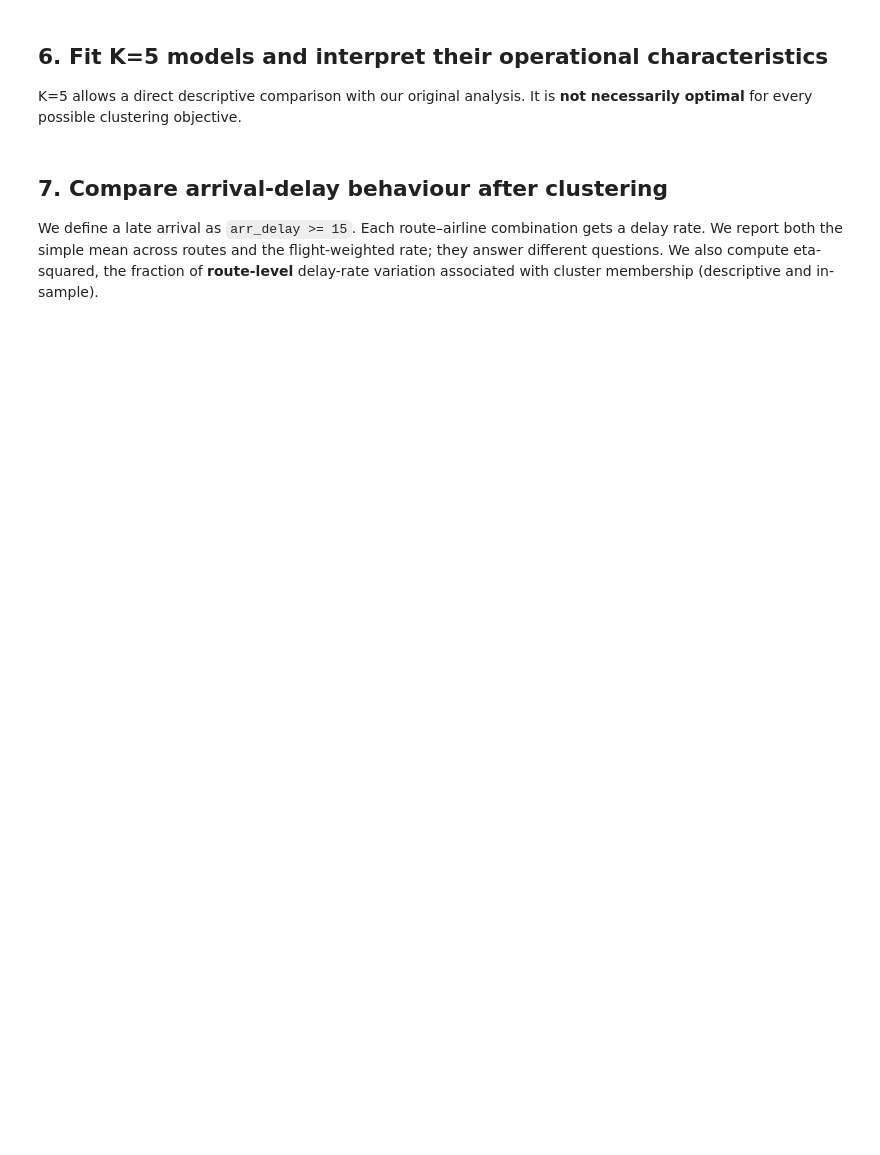
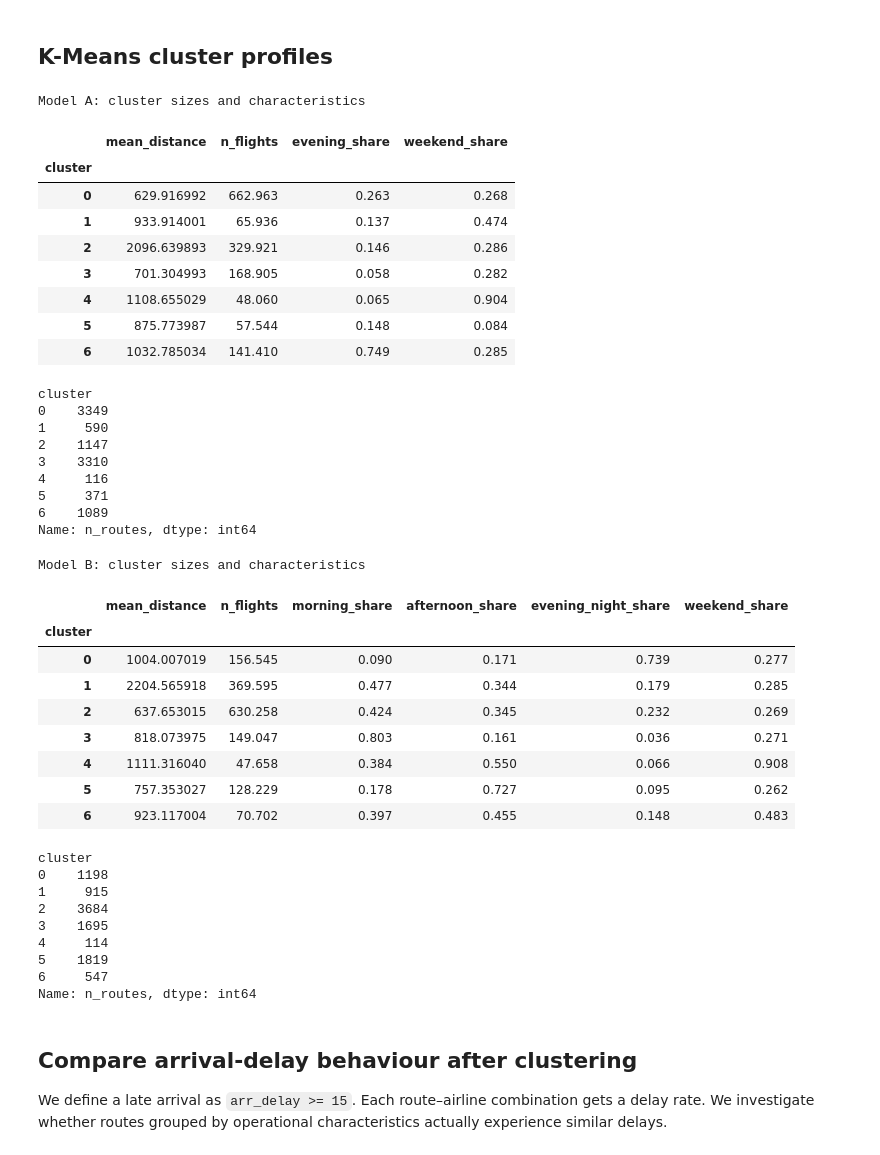
Before and after one commit to Smaash7/ComputationalToolsForDS, a Jupyter notebook: notebooks/02_route_clustering_Approach_A.ipynb, the cells around one changed output. Cells and saved outputs as stored; diff of their text form; code cells hidden in the pictures; blank space fills up the shorter version.

```diff
--- a/notebooks/02_route_clustering_Approach_A.ipynb
+++ b/notebooks/02_route_clustering_Approach_A.ipynb
@@ -141,26 +230,82 @@ display(evaluation_b.round(3))
 # %% [markdown]
-## 6. Fit K=5 models and interpret their operational characteristics
-
-K=5 allows a direct descriptive comparison with our original analysis. It is **not necessarily optimal** for every possible clustering objective.
+## K-Means cluster profiles
 # %%
 model_a = KMeans(n_clusters=N_CLUSTERS, random_state=RANDOM_SEED, n_init=10)
 model_b = KMeans(n_clusters=N_CLUSTERS, random_state=RANDOM_SEED, n_init=10)
 
 route_a = route_data.copy()
 route_b = route_data.copy()
+
 route_a["cluster"] = model_a.fit_predict(X_a)
 route_b["cluster"] = model_b.fit_predict(X_b)
 
 print("Model A: cluster sizes and characteristics")
-display(route_a.groupby("cluster")[FEATURES_A].agg({"mean_distance":"mean", "n_flights":"mean", "evening_share":"mean", "weekend_share":"mean"}).round(3))
-display(route_a["cluster"].value_counts().sort_index().rename("n_routes"))
+
+display(
+    route_a.groupby("cluster")[
+        ["mean_distance", "n_flights", "evening_share", "weekend_share"]
+    ].mean().round(3)
+)
+
+display(
+    route_a["cluster"].value_counts().sort_index().rename("n_routes")
+)
+
 print("Model B: cluster sizes and characteristics")
-display(route_b.groupby("cluster")[["mean_distance", "n_flights", "morning_share", "afternoon_share", "evening_night_share", "weekend_share"]].mean().round(3))
-display(route_b["cluster"].value_counts().sort_index().rename("n_routes"))
+
+display(
+    route_b.groupby("cluster")[
+        ["mean_distance", "n_flights", "morning_share",
+         "afternoon_share", "evening_night_share", "weekend_share"]
+    ].mean().round(3)
+)
+
+display(
+    route_b["cluster"].value_counts().sort_index().rename("n_routes")
+)
+# %% [output]
+Model A: cluster sizes and characteristics
+|  | mean_distance | n_flights | evening_share | weekend_share |
+| cluster |  |  |  |  |
+| 0 | 629.916992 | 662.963 | 0.263 | 0.268 |
+| 1 | 933.914001 | 65.936 | 0.137 | 0.474 |
+| 2 | 2096.639893 | 329.921 | 0.146 | 0.286 |
+| 3 | 701.304993 | 168.905 | 0.058 | 0.282 |
+| 4 | 1108.655029 | 48.060 | 0.065 | 0.904 |
+| 5 | 875.773987 | 57.544 | 0.148 | 0.084 |
+| 6 | 1032.785034 | 141.410 | 0.749 | 0.285 |
+cluster
+0    3349
+1     590
+2    1147
+3    3310
+4     116
+5     371
+6    1089
+Name: n_routes, dtype: int64
+Model B: cluster sizes and characteristics
+|  | mean_distance | n_flights | morning_share | afternoon_share | evening_night_share | weekend_share |
+| cluster |  |  |  |  |  |  |
+| 0 | 1004.007019 | 156.545 | 0.090 | 0.171 | 0.739 | 0.277 |
+| 1 | 2204.565918 | 369.595 | 0.477 | 0.344 | 0.179 | 0.285 |
+| 2 | 637.653015 | 630.258 | 0.424 | 0.345 | 0.232 | 0.269 |
+| 3 | 818.073975 | 149.047 | 0.803 | 0.161 | 0.036 | 0.271 |
+| 4 | 1111.316040 | 47.658 | 0.384 | 0.550 | 0.066 | 0.908 |
+| 5 | 757.353027 | 128.229 | 0.178 | 0.727 | 0.095 | 0.262 |
+| 6 | 923.117004 | 70.702 | 0.397 | 0.455 | 0.148 | 0.483 |
+cluster
+0    1198
+1     915
+2    3684
+3    1695
+4     114
+5    1819
+6     547
+Name: n_routes, dtype: int64
 # %% [markdown]
-## 7. Compare arrival-delay behaviour **after** clustering
+## Compare arrival-delay behaviour **after** clustering
 
-We define a late arrival as `arr_delay >= 15`. Each route–airline combination gets a delay rate. We report both the simple mean across routes and the flight-weighted rate; they answer different questions. We also compute eta-squared, the fraction of **route-level** delay-rate variation associated with cluster membership (descriptive and in-sample).
+We define a late arrival as `arr_delay >= 15`. Each route–airline combination gets a delay rate. We investigate whether routes grouped by operational characteristics actually experience similar delays.
 # %%
 delay_stats = (
     flights.groupby(KEYS, observed=True)
```
Also changed, not shown: parts of 46 cells of this notebook, 23 other files.
